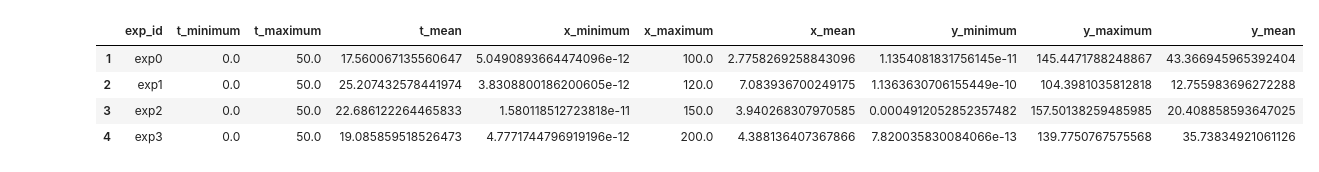
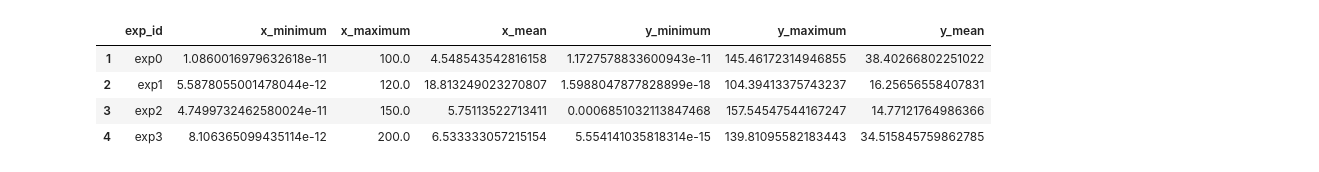
Before and after one commit to ajopek/julia-classes, a Jupyter notebook: lab4/AnalisisAndPlots.ipynb, the cells around one changed output. Cells and saved outputs as stored; diff of their text form; code cells hidden in the pictures.

```diff
--- a/lab4/AnalisisAndPlots.ipynb
+++ b/lab4/AnalisisAndPlots.ipynb
@@ -33,11 +34,11 @@ df_all = vcat(df0, df1, df2, df3)
 # %%
-DataFrames.aggregate(df_all, :exp_id, [minimum, maximum, mean])
+DataFrames.aggregate(df_all[:, [:x, :y, :exp_id]], :exp_id, [minimum, maximum, mean])
 # %% [output]
-|  | exp_id | t_minimum | t_maximum | t_mean | x_minimum | x_maximum | x_mean | y_minimum | y_maximum | y_mean |
-| 1 | exp0 | 0.0 | 50.0 | 17.560067135560647 | 5.0490893664474096e-12 | 100.0 | 2.7758269258843096 | 1.1354081831756145e-11 | 145.4471788248867 | 43.366945965392404 |
-| 2 | exp1 | 0.0 | 50.0 | 25.207432578441974 | 3.8308800186200605e-12 | 120.0 | 7.083936700249175 | 1.1363630706155449e-10 | 104.3981035812818 | 12.755983696272288 |
-| 3 | exp2 | 0.0 | 50.0 | 22.686122264465833 | 1.580118512723818e-11 | 150.0 | 3.940268307970585 | 0.0004912052852357482 | 157.50138259485985 | 20.408858593647025 |
-| 4 | exp3 | 0.0 | 50.0 | 19.085859518526473 | 4.7771744796919196e-12 | 200.0 | 4.388136407367866 | 7.820035830084066e-13 | 139.7750767575568 | 35.73834921061126 |
+|  | exp_id | x_minimum | x_maximum | x_mean | y_minimum | y_maximum | y_mean |
+| 1 | exp0 | 1.0860016979632618e-11 | 100.0 | 4.548543542816158 | 1.1727578833600943e-11 | 145.46172314946855 | 38.40266802251022 |
+| 2 | exp1 | 5.5878055001478044e-12 | 120.0 | 18.813249023270807 | 1.5988047877828899e-18 | 104.39413375743237 | 16.25656558407831 |
+| 3 | exp2 | 4.7499732462580024e-11 | 150.0 | 5.75113522713411 | 0.0006851032113847468 | 157.54547544167247 | 14.77121764986366 |
+| 4 | exp3 | 8.106365099435114e-12 | 200.0 | 6.533333057215154 | 5.554141035818314e-15 | 139.81095582183443 | 34.515845759862785 |
 # %%
 df_all[:diff] = df_all[:y] - df_all[:x]
 df_all
```
Also changed, not shown: parts of 6 cells of this notebook, 1 other file.
